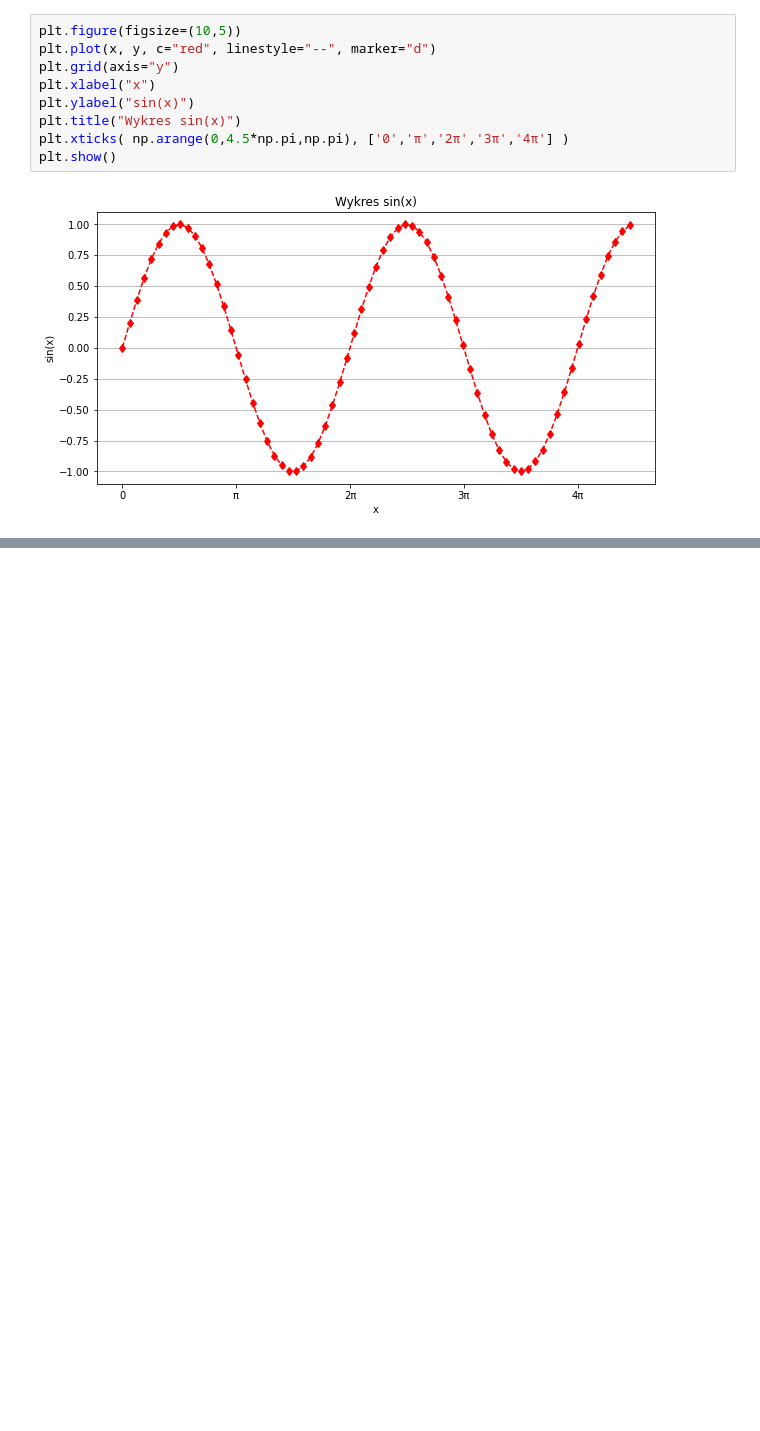
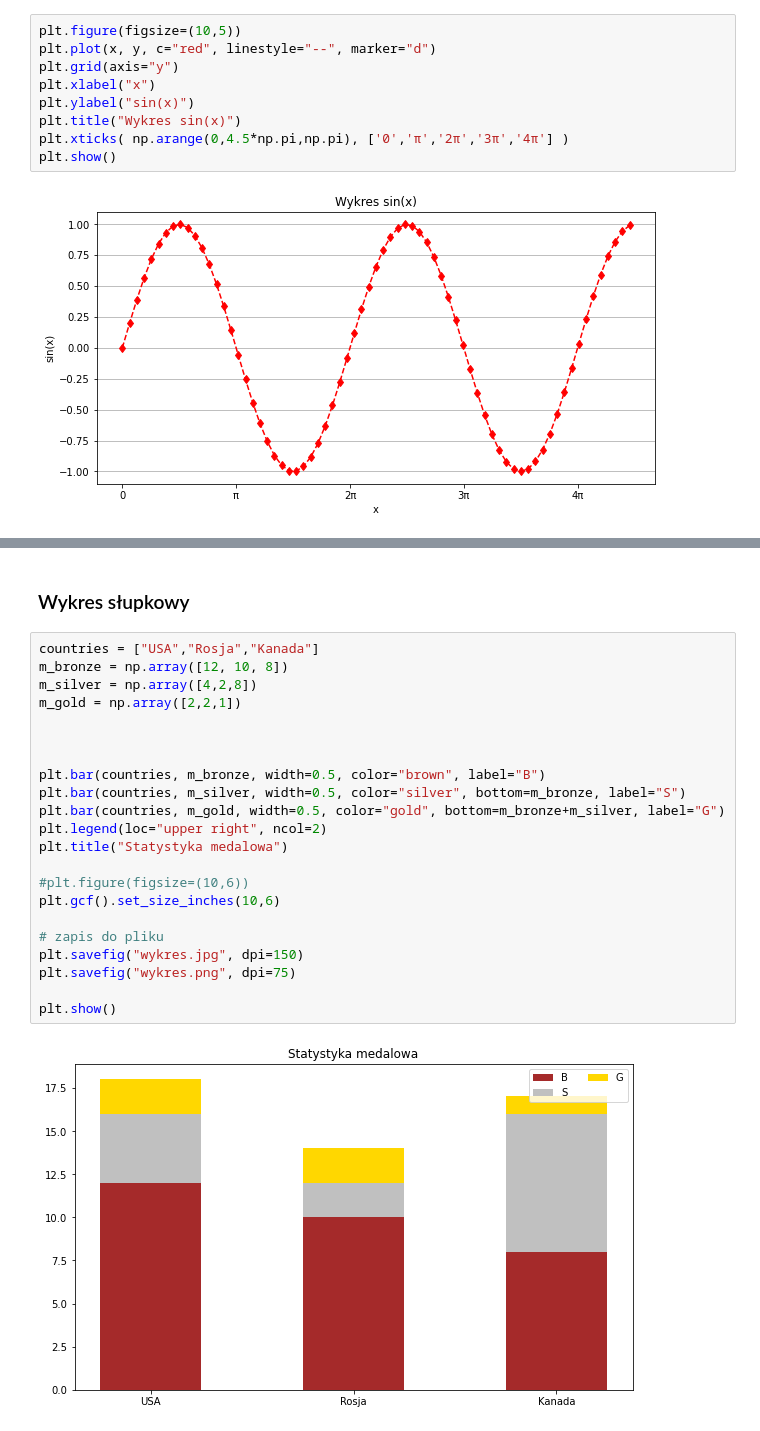
Before and after one commit to pad2012/Python2A, a Jupyter notebook: Dzien04/07-matplotlib.ipynb, the cells around one changed output, grey strips where cells are left out. Drawn from its saved outputs; the diff is of its cells as text; blank space fills up the shorter version.

```diff
--- a/Dzien04/07-matplotlib.ipynb
+++ b/Dzien04/07-matplotlib.ipynb
@@ -44,0 +73,26 @@ plt.show()
+# %% [markdown]
+### Wykres słupkowy
+# %%
+countries = ["USA","Rosja","Kanada"]
+m_bronze = np.array([12, 10, 8])
+m_silver = np.array([4,2,8])
+m_gold = np.array([2,2,1])
+
+
+
+plt.bar(countries, m_bronze, width=0.5, color="brown", label="B")
+plt.bar(countries, m_silver, width=0.5, color="silver", bottom=m_bronze, label="S")
+plt.bar(countries, m_gold, width=0.5, color="gold", bottom=m_bronze+m_silver, label="G")
+plt.legend(loc="upper right", ncol=2)
+plt.title("Statystyka medalowa")
+
+#plt.figure(figsize=(10,6))
+plt.gcf().set_size_inches(10,6)
+
+# zapis do pliku
+plt.savefig("wykres.jpg", dpi=150)
+plt.savefig("wykres.png", dpi=75)
+
+plt.show()
+# %% [output]
+[figure, added]
```
Also changed, not shown: parts of 11 cells of this notebook, 2 other files.
